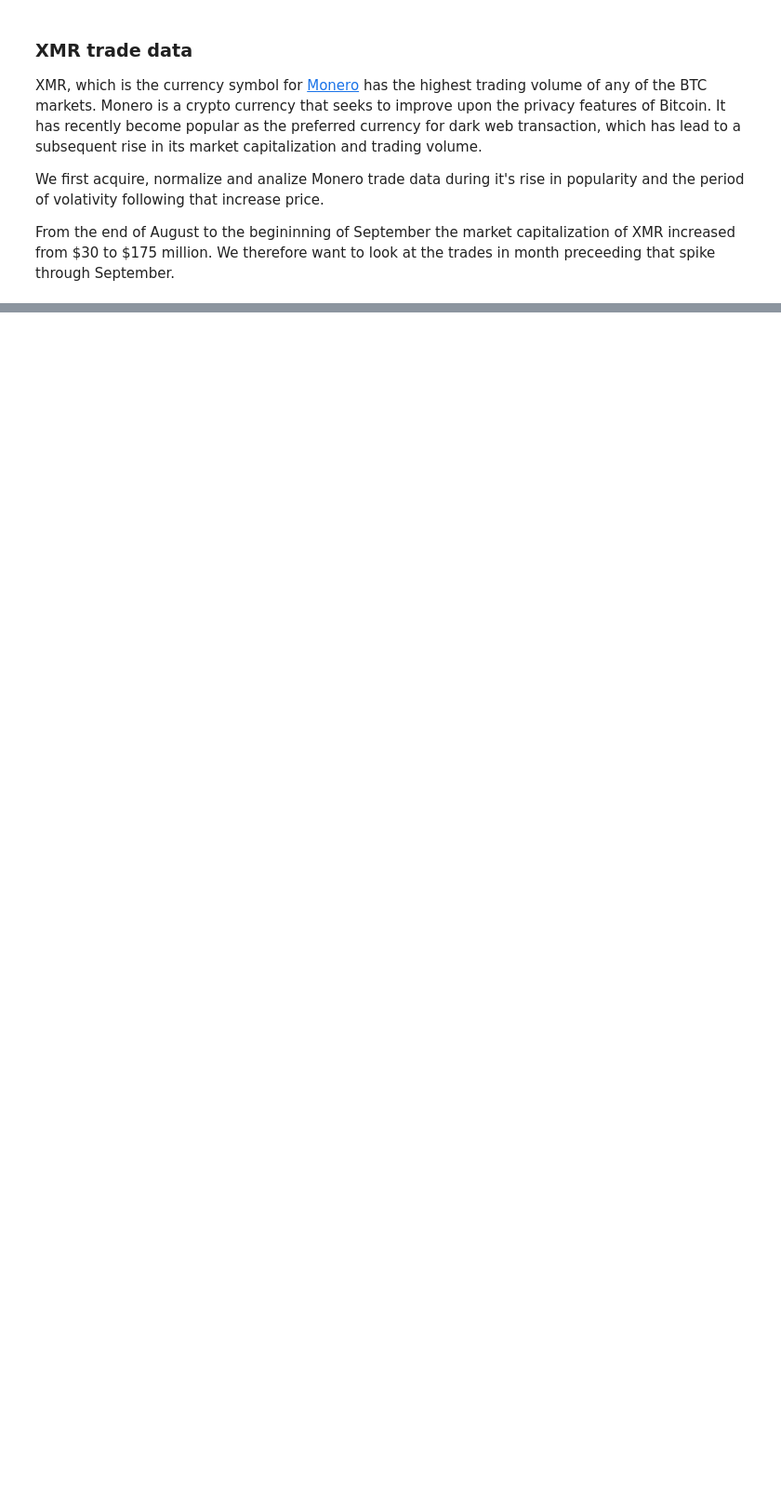
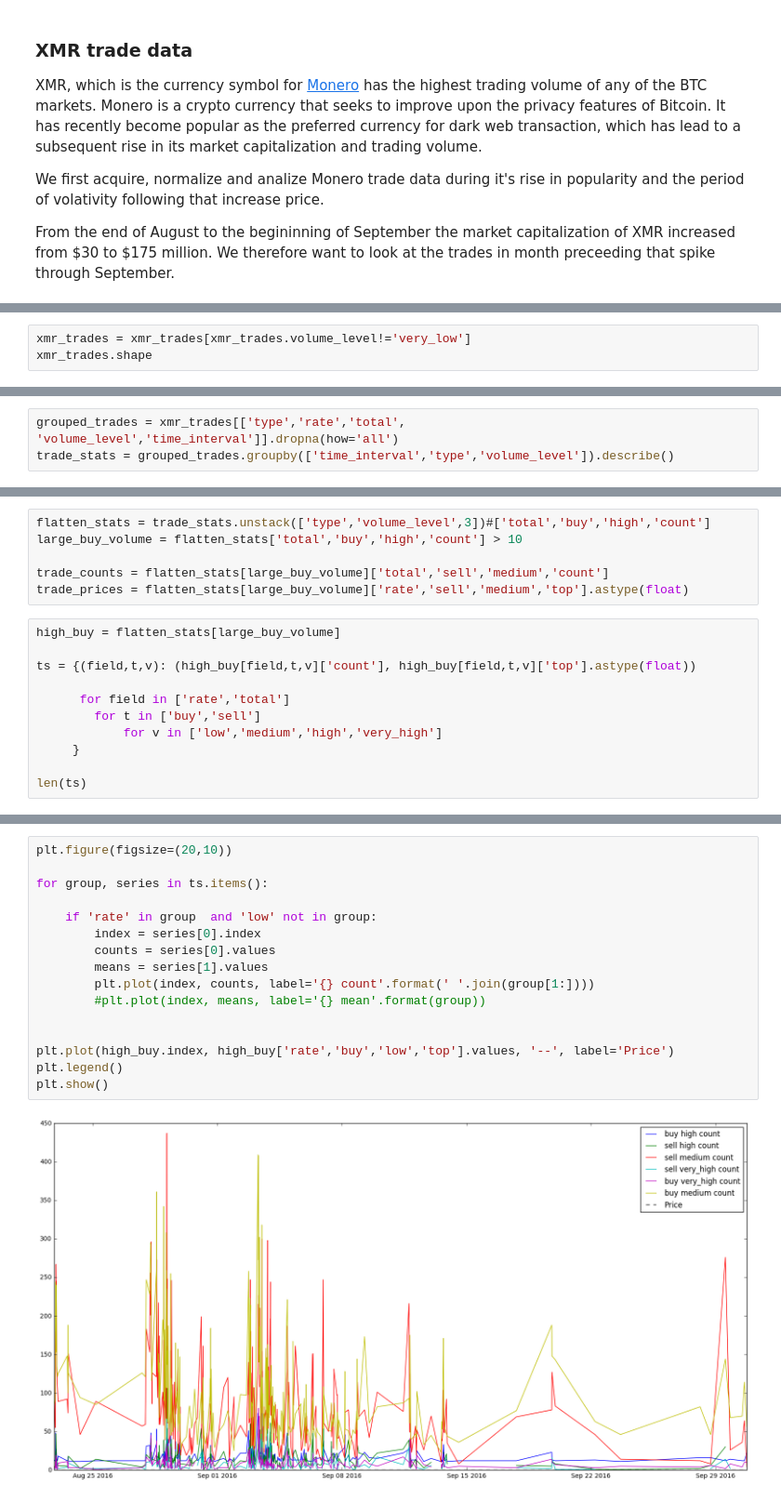
Before and after one commit to malcolmjmr/springboard, a Jupyter notebook: Market Data.ipynb, the cells around one changed output, grey strips where cells are left out. Shown: that part at 93% size. Cells and saved outputs as stored; diff of their text form; blank space fills up the shorter version.

Commit message:
did some more cleaning of the trade data

```diff
--- a/Market Data.ipynb
+++ b/Market Data.ipynb
@@ -122,0 +184,3 @@ acquired 1984371 total trades
+# %%
+xmr_trades = xmr_trades[xmr_trades.volume_level!='very_low']
+xmr_trades.shape
@@ -122,0 +191,3 @@ acquired 1984371 total trades
+# %%
+grouped_trades = xmr_trades[['type','rate','total', 'volume_level','time_interval']].dropna(how='all')
+trade_stats = grouped_trades.groupby(['time_interval','type','volume_level']).describe()
@@ -122,0 +196,17 @@ acquired 1984371 total trades
+# %%
+flatten_stats = trade_stats.unstack(['type','volume_level',3])#['total','buy','high','count']
+large_buy_volume = flatten_stats['total','buy','high','count'] > 10
+
+trade_counts = flatten_stats[large_buy_volume]['total','sell','medium','count']
+trade_prices = flatten_stats[large_buy_volume]['rate','sell','medium','top'].astype(float)
+# %%
+high_buy = flatten_stats[large_buy_volume]
+
+ts = {(field,t,v): (high_buy[field,t,v]['count'], high_buy[field,t,v]['top'].astype(float))
+
+      for field in ['rate','total']
+        for t in ['buy','sell']
+            for v in ['low','medium','high','very_high']
+     }
+
+len(ts)
@@ -122,0 +215,18 @@ acquired 1984371 total trades
+# %%
+plt.figure(figsize=(20,10))
+
+for group, series in ts.items():
+
+    if 'rate' in group  and 'low' not in group:
+        index = series[0].index
+        counts = series[0].values
+        means = series[1].values
+        plt.plot(index, counts, label='{} count'.format(' '.join(group[1:])))
+        #plt.plot(index, means, label='{} mean'.format(group))
+
+
+plt.plot(high_buy.index, high_buy['rate','buy','low','top'].values, '--', label='Price')
+plt.legend()
+plt.show()
+# %% [output]
+[figure, added]
```
Also changed, not shown: parts of 25 cells of this notebook, 1 other file.
